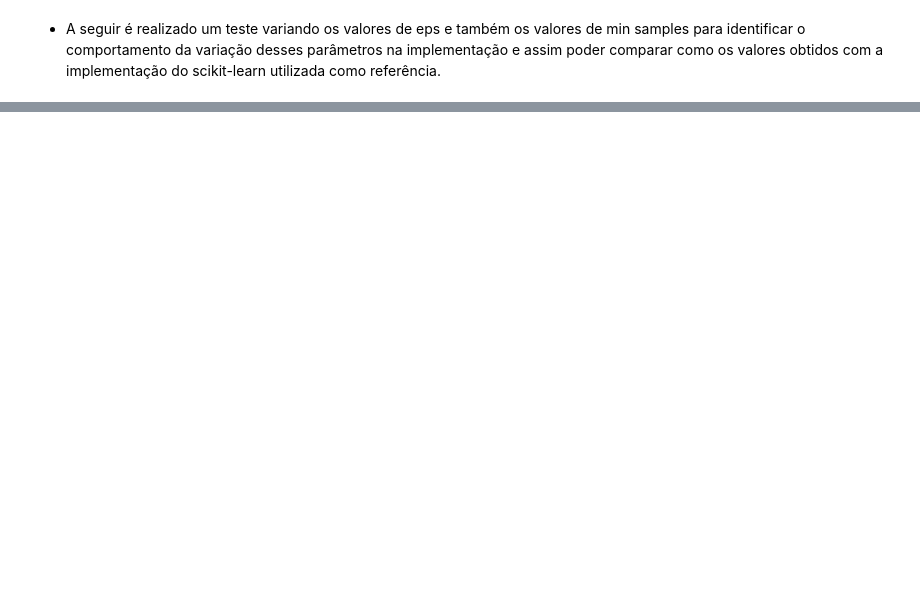
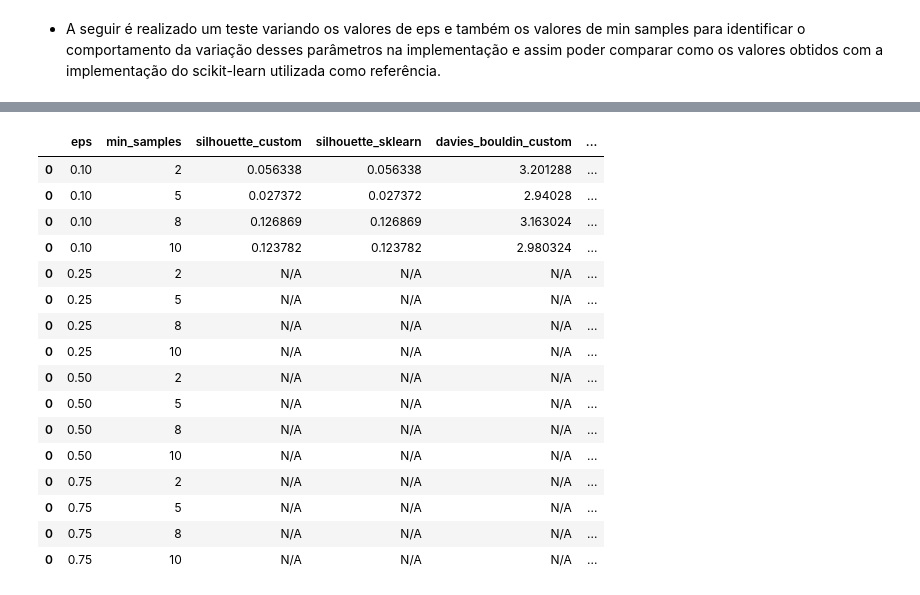
Before and after one commit to cristianomm/PUCRS, a Jupyter notebook: 2023-02/98H08-04 - Aprendizado não Supervisionado/T1/T1_dbscan.ipynb, the cells around one changed output, grey strips where cells are left out. Saved outputs shown, nothing was run; the diff lists cells and outputs as text; code cells hidden in the pictures; blank space fills up the shorter version.

```diff
--- a/2023-02/98H08-04 - Aprendizado não Supervisionado/T1/T1_dbscan.ipynb
+++ b/2023-02/98H08-04 - Aprendizado não Supervisionado/T1/T1_dbscan.ipynb
@@ -251,0 +223,7 @@ results
+# %%
+X = load_diabetes().data
+
+test_models_plot(X)
+test_models_plot(X, eps=0.05, min_samples=5)
+test_models_plot(X, eps=0.1, min_samples=8)
+test_models_plot(X, eps=0.15, min_samples=15)
@@ -251,0 +267,28 @@ results
+# %%
+results = pd.DataFrame()
+min_samples = [2, 5, 8, 10]
+eps = [0.1, 0.25, 0.5, 0.75]
+
+for e in eps:
+    for m in min_samples:
+        results = pd.concat([results, test_models(X, eps=e, min_samples=m)])
+
+results
+# %% [output]
+|  | eps | min_samples | silhouette_custom | silhouette_sklearn | davies_bouldin_custom | ... |
+| 0 | 0.10 | 2 | 0.056338 | 0.056338 | 3.201288 | ... |
+| 0 | 0.10 | 5 | 0.027372 | 0.027372 | 2.94028 | ... |
+| 0 | 0.10 | 8 | 0.126869 | 0.126869 | 3.163024 | ... |
+| 0 | 0.10 | 10 | 0.123782 | 0.123782 | 2.980324 | ... |
+| 0 | 0.25 | 2 | N/A | N/A | N/A | ... |
+| 0 | 0.25 | 5 | N/A | N/A | N/A | ... |
+| 0 | 0.25 | 8 | N/A | N/A | N/A | ... |
+| 0 | 0.25 | 10 | N/A | N/A | N/A | ... |
+| 0 | 0.50 | 2 | N/A | N/A | N/A | ... |
+| 0 | 0.50 | 5 | N/A | N/A | N/A | ... |
+| 0 | 0.50 | 8 | N/A | N/A | N/A | ... |
+| 0 | 0.50 | 10 | N/A | N/A | N/A | ... |
+| 0 | 0.75 | 2 | N/A | N/A | N/A | ... |
+| 0 | 0.75 | 5 | N/A | N/A | N/A | ... |
+| 0 | 0.75 | 8 | N/A | N/A | N/A | ... |
+| 0 | 0.75 | 10 | N/A | N/A | N/A | ... |
```
Also changed, not shown: parts of 8 cells of this notebook, 1 other file.
